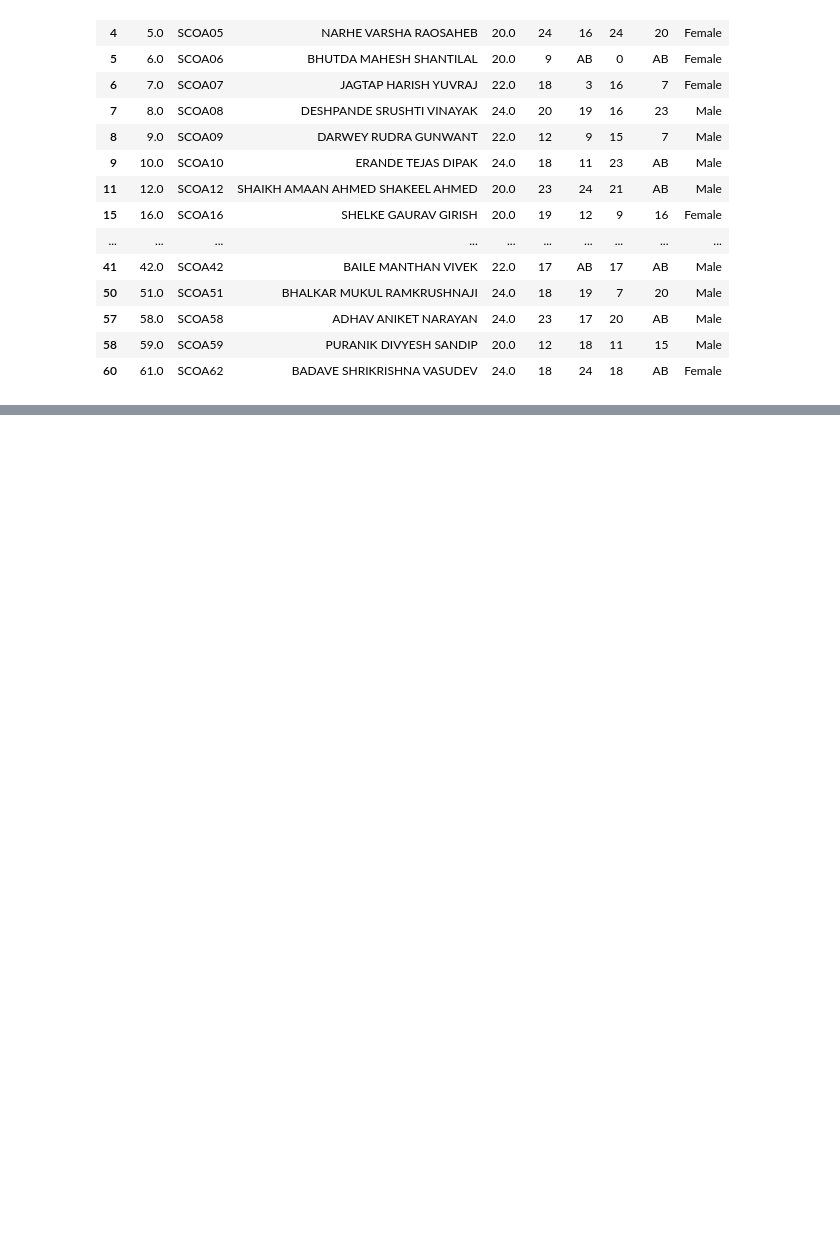
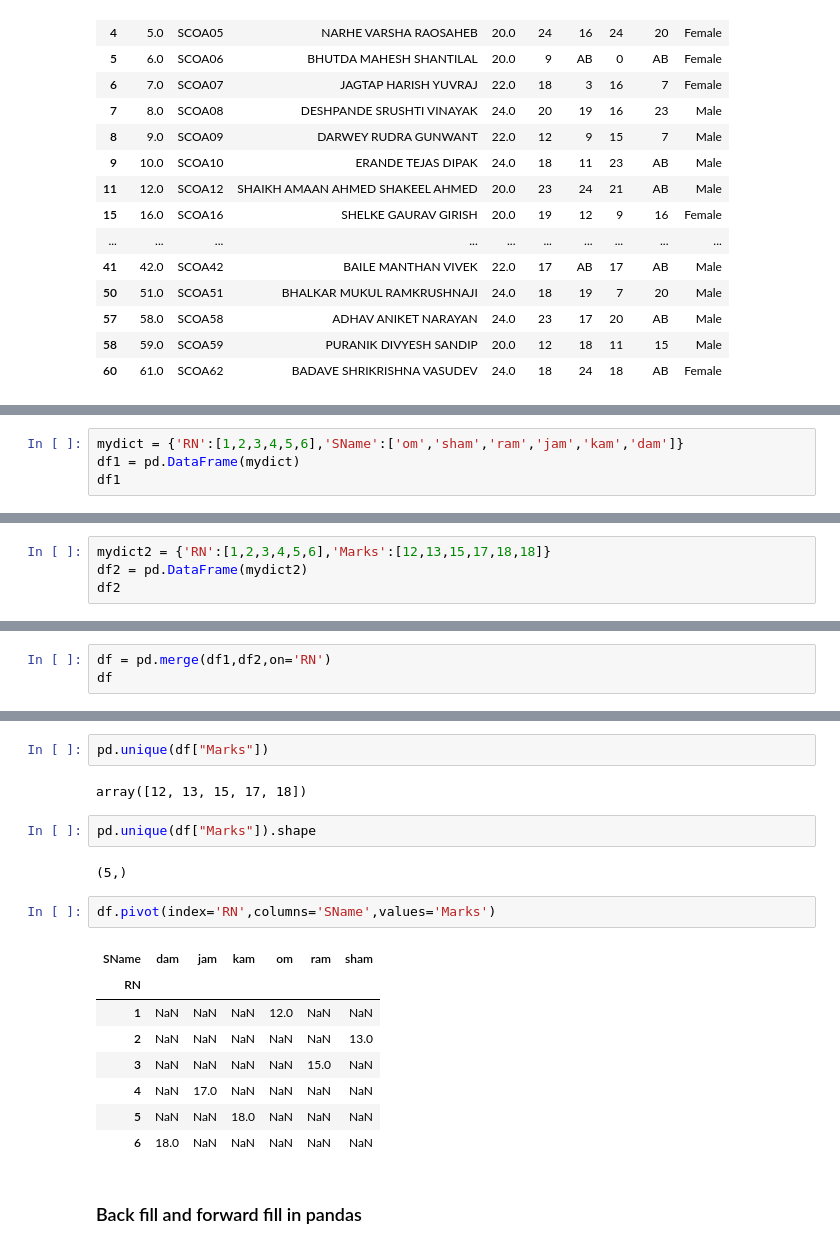
Before and after one commit to NishantK30/TE-labs, a Jupyter notebook: DSBDL/P1/DSBDAL_P1_L1.ipynb, the cells around one changed output, grey strips where cells are left out. Drawn from its saved outputs; the diff is of its cells as text; blank space fills up the shorter version.

```diff
--- a/DSBDL/P1/DSBDAL_P1_L1.ipynb
+++ b/DSBDL/P1/DSBDAL_P1_L1.ipynb
@@ -149,0 +172,4 @@ pd_excel[pd_excel["DM"] >=20]
+# %%
+mydict = {'RN':[1,2,3,4,5,6],'SName':['om','sham','ram','jam','kam','dam']}
+df1 = pd.DataFrame(mydict)
+df1
@@ -149,0 +184,4 @@ pd_excel[pd_excel["DM"] >=20]
+# %%
+mydict2 = {'RN':[1,2,3,4,5,6],'Marks':[12,13,15,17,18,18]}
+df2 = pd.DataFrame(mydict2)
+df2
@@ -149,0 +196,3 @@ pd_excel[pd_excel["DM"] >=20]
+# %%
+df = pd.merge(df1,df2,on='RN')
+df
@@ -149,0 +207,21 @@ pd_excel[pd_excel["DM"] >=20]
+# %%
+pd.unique(df["Marks"])
+# %% [output]
+array([12, 13, 15, 17, 18])
+# %%
+pd.unique(df["Marks"]).shape
+# %% [output]
+(5,)
+# %%
+df.pivot(index='RN',columns='SName',values='Marks')
+# %% [output]
+| SName | dam | jam | kam | om | ram | sham |
+| RN |  |  |  |  |  |  |
+| 1 | NaN | NaN | NaN | 12.0 | NaN | NaN |
+| 2 | NaN | NaN | NaN | NaN | NaN | 13.0 |
+| 3 | NaN | NaN | NaN | NaN | 15.0 | NaN |
+| 4 | NaN | 17.0 | NaN | NaN | NaN | NaN |
+| 5 | NaN | NaN | 18.0 | NaN | NaN | NaN |
+| 6 | 18.0 | NaN | NaN | NaN | NaN | NaN |
+# %% [markdown]
+### Back fill and forward fill in pandas
```
Also changed, not shown: parts of 25 cells of this notebook, 4 other files.
